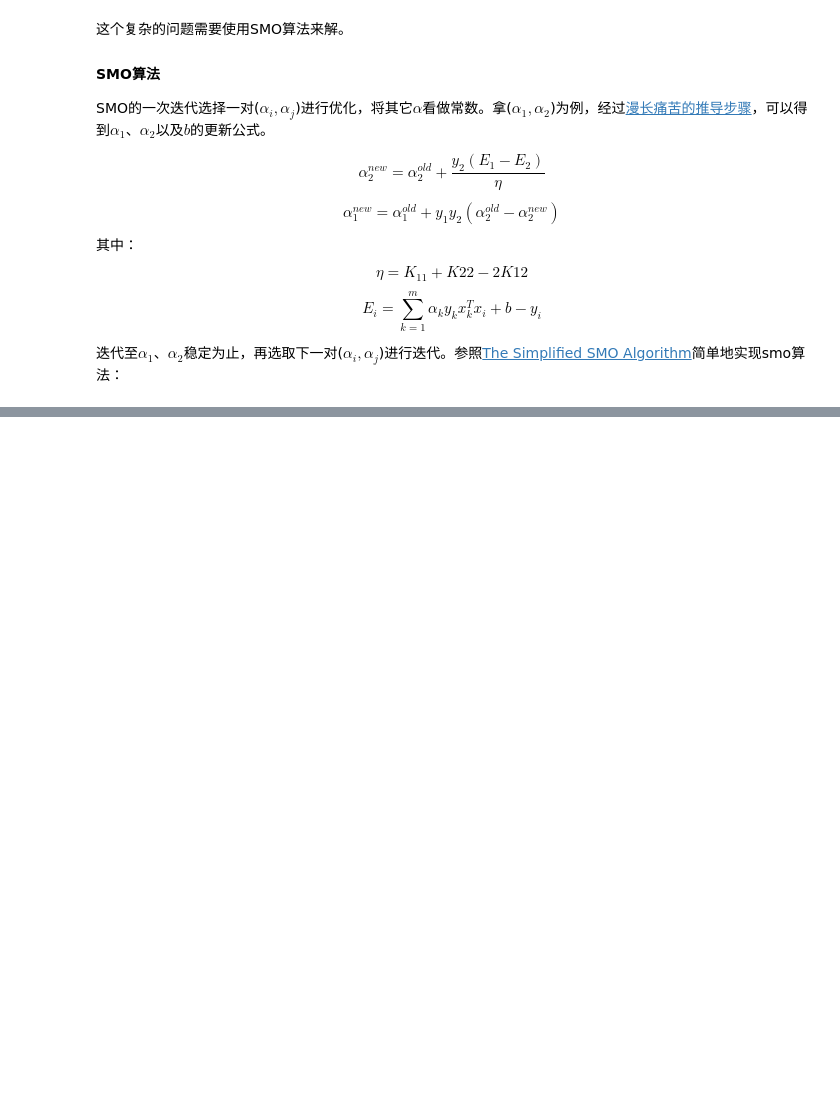
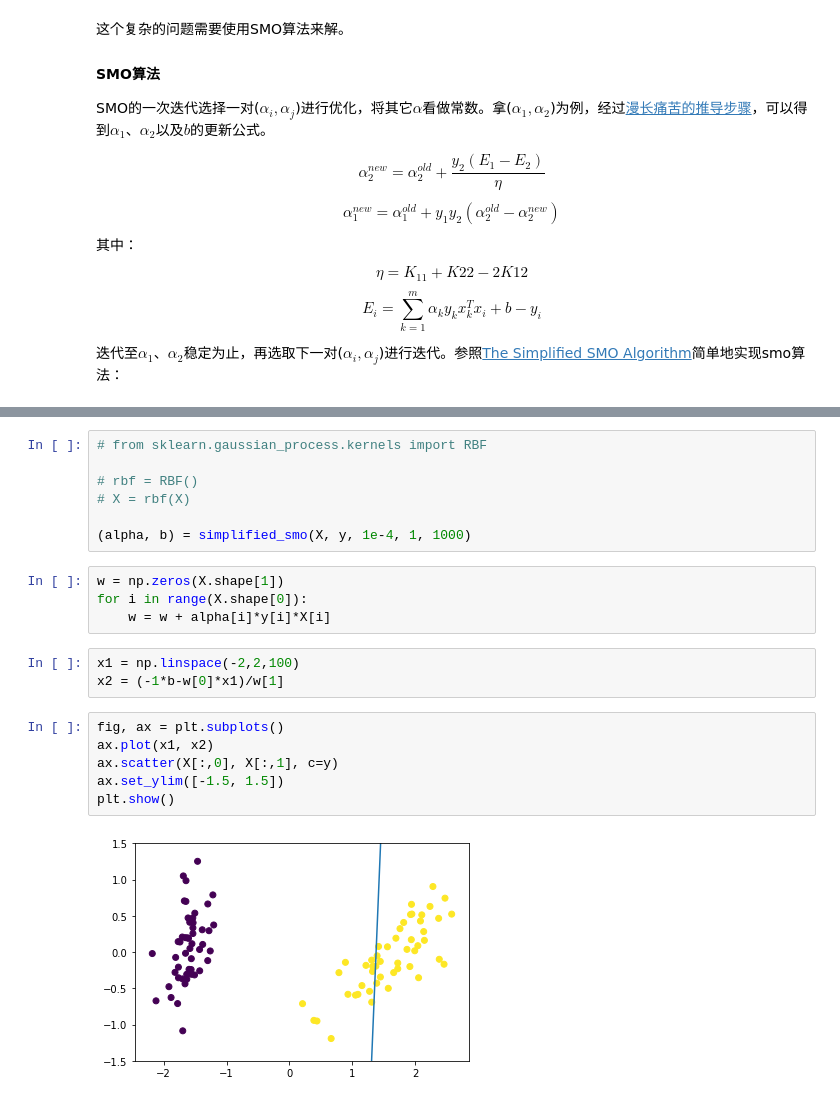
Before and after one commit to codeboytj/machineLearning, a Jupyter notebook: src/SVM.ipynb, the cells around one changed output, grey strips where cells are left out. Cells and saved outputs as stored; diff of their text form; blank space fills up the shorter version.

```diff
--- a/src/SVM.ipynb
+++ b/src/SVM.ipynb
@@ -102,0 +179,22 @@ def simplified_smo(X, y, tol, c, max_passes):
+# %%
+# from sklearn.gaussian_process.kernels import RBF
+
+# rbf = RBF()
+# X = rbf(X)
+
+(alpha, b) = simplified_smo(X, y, 1e-4, 1, 1000)
+# %%
+w = np.zeros(X.shape[1])
+for i in range(X.shape[0]):
+    w = w + alpha[i]*y[i]*X[i]
+# %%
+x1 = np.linspace(-2,2,100)
+x2 = (-1*b-w[0]*x1)/w[1]
+# %%
+fig, ax = plt.subplots()
+ax.plot(x1, x2)
+ax.scatter(X[:,0], X[:,1], c=y)
+ax.set_ylim([-1.5, 1.5])
+plt.show()
+# %% [output]
+[figure, added]
```
Also changed, not shown: parts of 2 cells of this notebook.
